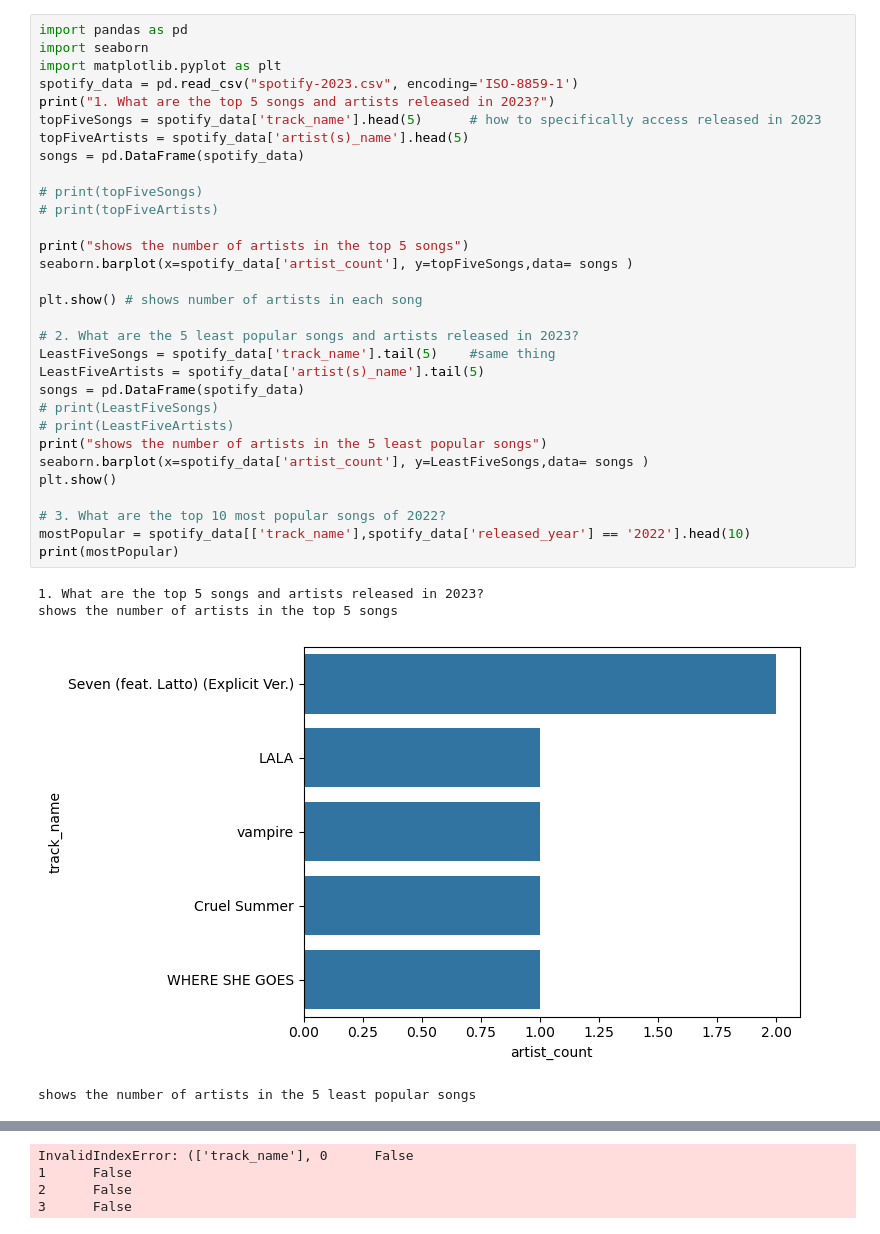
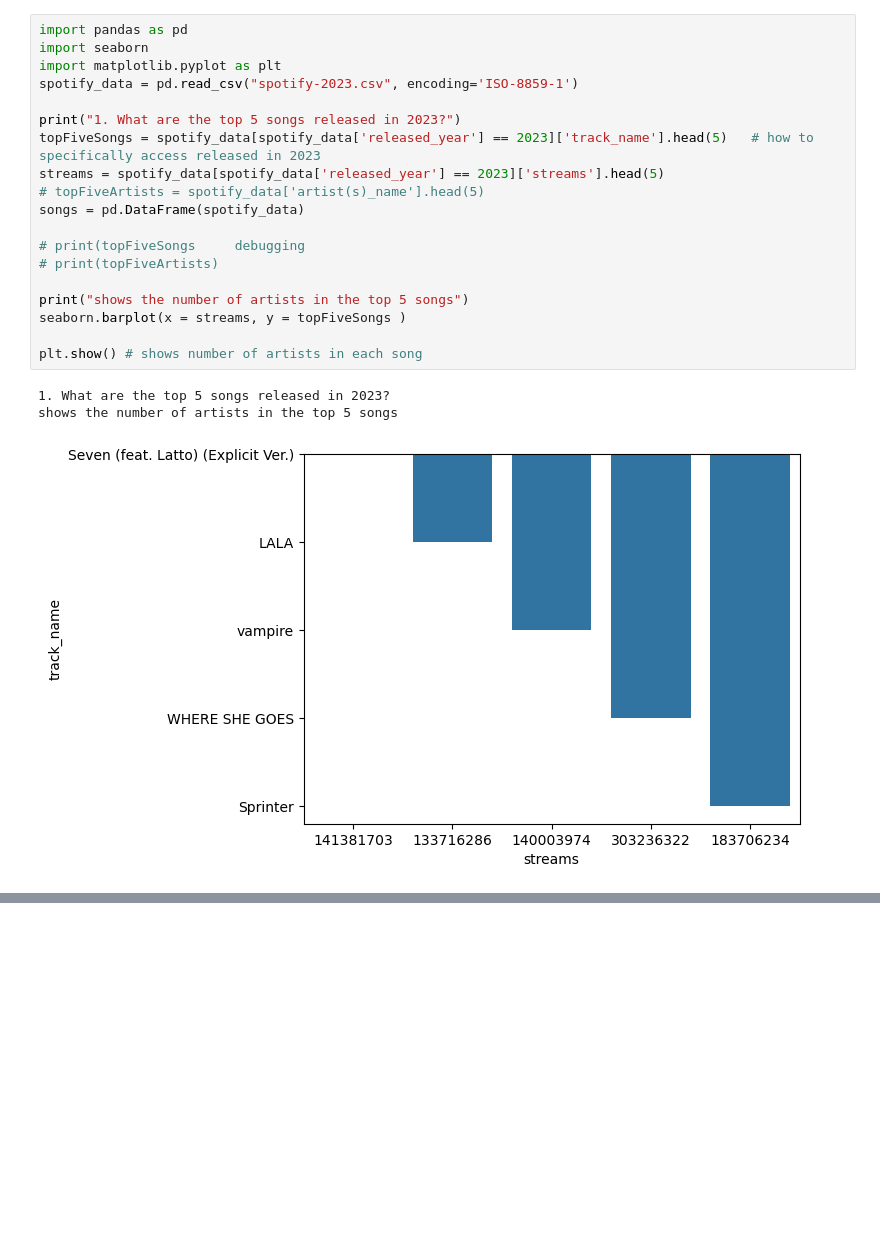
Before and after one commit to terryc04/Hack-the-Hood-final-project, a Jupyter notebook: data visualization for spotify dataset.ipynb, the cells around one changed output, grey strips where cells are left out. Drawn from its saved outputs; the diff is of its cells as text; blank space fills up the shorter version.

```diff
--- a/data visualization for spotify dataset.ipynb
+++ b/data visualization for spotify dataset.ipynb
@@ -1,36 +1,23 @@
 # %%
 import pandas as pd
 import seaborn
 import matplotlib.pyplot as plt
 spotify_data = pd.read_csv("spotify-2023.csv", encoding='ISO-8859-1')
-print("1. What are the top 5 songs and artists released in 2023?")
-topFiveSongs = spotify_data['track_name'].head(5)      # how to specifically access released in 2023
-topFiveArtists = spotify_data['artist(s)_name'].head(5)
+
+print("1. What are the top 5 songs released in 2023?")
+topFiveSongs = spotify_data[spotify_data['released_year'] == 2023]['track_name'].head(5)   # how to specifically access released in 2023
+streams = spotify_data[spotify_data['released_year'] == 2023]['streams'].head(5)
+# topFiveArtists = spotify_data['artist(s)_name'].head(5)
 songs = pd.DataFrame(spotify_data)
 
-# print(topFiveSongs)
+# print(topFiveSongs     debugging
 # print(topFiveArtists)
 
 print("shows the number of artists in the top 5 songs")
-seaborn.barplot(x=spotify_data['artist_count'], y=topFiveSongs,data= songs )
+seaborn.barplot(x = streams, y = topFiveSongs )
 
 plt.show() # shows number of artists in each song
-
-# 2. What are the 5 least popular songs and artists released in 2023?
-LeastFiveSongs = spotify_data['track_name'].tail(5)    #same thing
-LeastFiveArtists = spotify_data['artist(s)_name'].tail(5)
-songs = pd.DataFrame(spotify_data)
-# print(LeastFiveSongs)
-# print(LeastFiveArtists)
-print("shows the number of artists in the 5 least popular songs")
-seaborn.barplot(x=spotify_data['artist_count'], y=LeastFiveSongs,data= songs )
-plt.show()
-
-# 3. What are the top 10 most popular songs of 2022?
-mostPopular = spotify_data[['track_name'],spotify_data['released_year'] == '2022'].head(10)
-print(mostPopular)
 # %% [output]
-1. What are the top 5 songs and artists released in 2023?
+1. What are the top 5 songs released in 2023?
 shows the number of artists in the top 5 songs
-[figure, old version]
+[figure, new version]
-shows the number of artists in the 5 least popular songs
@@ -38,4 +23,0 @@ shows the number of artists in the 5 least popular songs
-InvalidIndexError: (['track_name'], 0      False
-1      False
-2      False
-3      False
```
Also changed, not shown: parts of 3 cells of this notebook.
